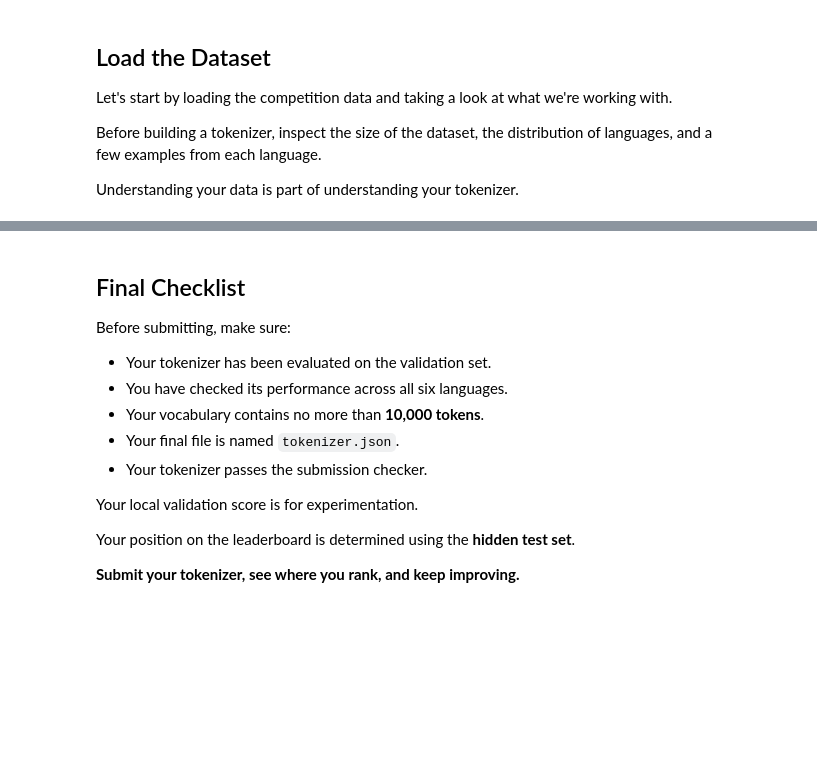
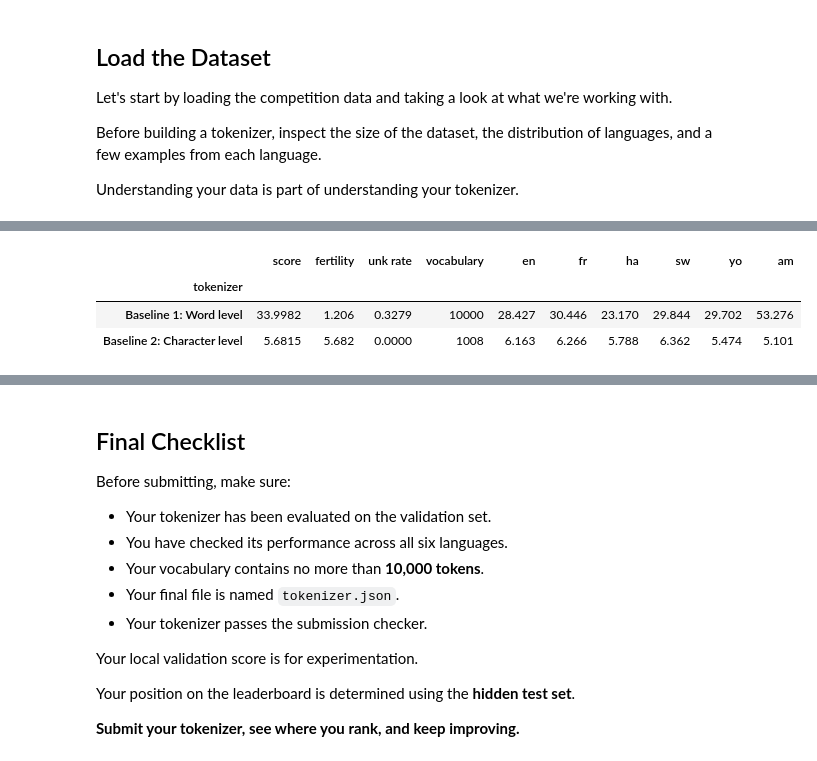
Before and after one commit to aims-ai-research-foundations/airf-multilingual-tokenizer-challenge, a Jupyter notebook: starter/starter.ipynb, the cells around one changed output, grey strips where cells are left out. Saved outputs shown, nothing was run; the diff lists cells and outputs as text; code cells hidden in the pictures; blank space fills up the shorter version.

Commit message:
Switch scoring to tokens per word with an unknown-token penalty

```diff
--- a/starter/starter.ipynb
+++ b/starter/starter.ipynb
@@ -173,6 +233,6 @@ print(f"Largest language carries {spread:.2f}x the characters of the smallest.")
 # %%
-# One example per language, so you can see what you are tokenizing.
+# One random example per language. Re-run this cell to see different text.
 for language in LANGUAGES:
-    text = train.loc[train.language == language, "text"].iloc[0]
+    text = train.loc[train.language == language, "text"].sample(1).iloc[0]
     print(f"[{language}] {LANGUAGE_NAMES[language]}")
     print(f"     {text[:120]}")
@@ -252,33 +291,0 @@ The overall score gives you a single measure of performance. The per-language sc
-# %%
-def count_characters(text):
-    """Count Unicode code points in a string, excluding whitespace."""
-    return sum(1 for character in text if not character.isspace())
-
-
-def fertility(tokenizer, data):
-    """Compute tokens per non-whitespace character for every language.
-
-    Args:
-        tokenizer: A trained `tokenizers.Tokenizer`.
-        data: A DataFrame with `language` and `text` columns.
-
-    Returns:
-        A dictionary mapping each language code to its fertility.
-    """
-    tokens = defaultdict(int)
-    characters = defaultdict(int)
-    encodings = tokenizer.encode_batch(data.text.tolist(), add_special_tokens=False)
-    for language, text, encoding in zip(data.language, data.text, encodings):
-        tokens[language] += len(encoding.ids)
-        characters[language] += count_characters(text)
-    return {language: tokens[language] / characters[language] for language in LANGUAGES}
-
-
-def load_official_baseline():
-    """Download the official baseline tokenizer used to normalize scores."""
-    urllib.request.urlretrieve(f"{RAW_URL}/submissions/baseline/tokenizer.json",
-                               "baseline_tokenizer.json")
-    return Tokenizer.from_file("baseline_tokenizer.json")
-
-
-baseline_fertility = fertility(load_official_baseline(), validation)
@@ -417,14 +473,23 @@ show_score(balanced_result)
 # %%
 # Both baselines side by side, with the per language detail.
 comparison = pd.DataFrame(
     [
         {"tokenizer": result["name"],
          "score": round(result["score"], 4),
+         "fertility": round(
+             sum(result["fertility"][l] for l in SCORED_LANGUAGES) / 4, 3),
+         "unk rate": round(
+             sum(result["unknown_rate"][l] for l in SCORED_LANGUAGES) / 4, 4),
          "vocabulary": result["vocab_size"],
-         **{language: round(result["normalized"][language], 4)
+         **{language: round(result["penalised"][language], 3)
             for language in LANGUAGES}}
-        for result in (standard_result, balanced_result)
+        for result in (word_result, character_result)
     ]
 ).set_index("tokenizer")
 
 comparison
+# %% [output]
+|  | score | fertility | unk rate | vocabulary | en | fr | ha | sw | yo | am |
+| tokenizer |  |  |  |  |  |  |  |  |  |  |
+| Baseline 1: Word level | 33.9982 | 1.206 | 0.3279 | 10000 | 28.427 | 30.446 | 23.170 | 29.844 | 29.702 | 53.276 |
+| Baseline 2: Character level | 5.6815 | 5.682 | 0.0000 | 1008 | 6.163 | 6.266 | 5.788 | 6.362 | 5.474 | 5.101 |
```
Also changed, not shown: parts of 29 cells of this notebook, 32 other files.
